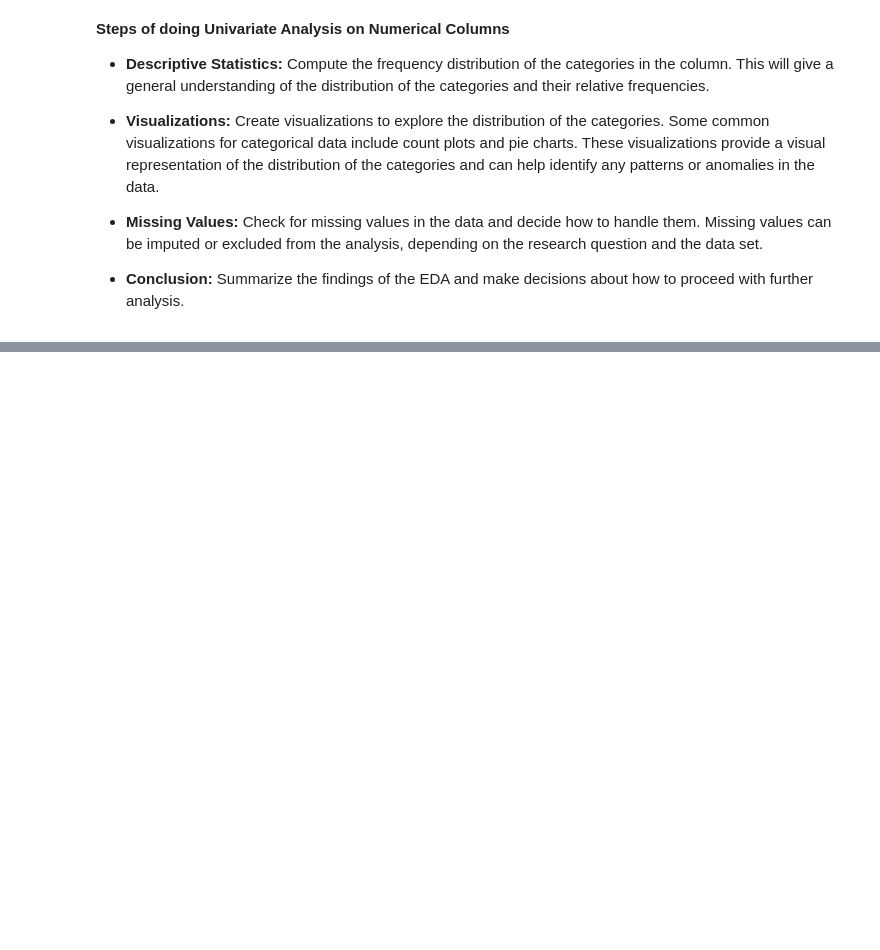
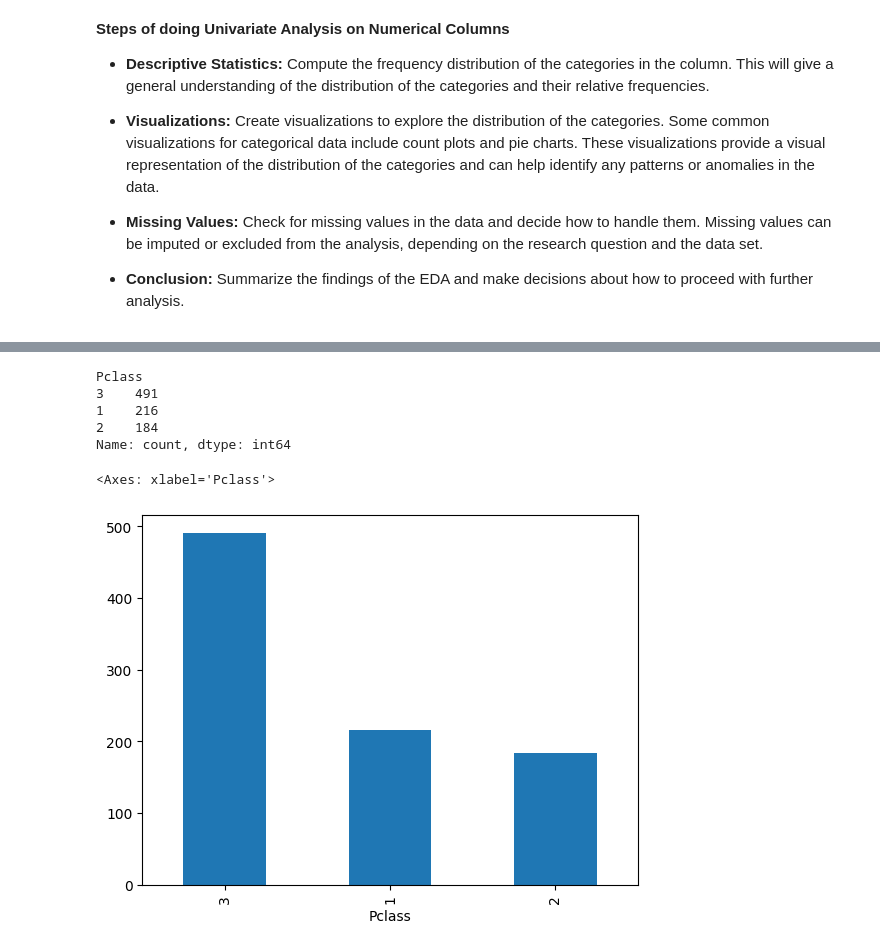
Before and after one commit to aayushmanz/Python-For-Data-Science, a Jupyter notebook: Exploratory Data Analysis (EDA)/Univariate Analysis.ipynb, the cells around one changed output, grey strips where cells are left out. Drawn from its saved outputs; the diff is of its cells as text; code cells hidden in the pictures; blank space fills up the shorter version.

```diff
--- a/Exploratory Data Analysis (EDA)/Univariate Analysis.ipynb
+++ b/Exploratory Data Analysis (EDA)/Univariate Analysis.ipynb
@@ -186,0 +218,15 @@ np.float64(0.0)
+# %%
+df['Pclass'].value_counts()
+
+# most number of people are in 3 rd class
+# %% [output]
+Pclass
+3    491
+1    216
+2    184
+Name: count, dtype: int64
+# %%
+df['Pclass'].value_counts().plot(kind='bar')
+# %% [output]
+<Axes: xlabel='Pclass'>
+[figure, added]
```
Also changed, not shown: parts of 8 cells of this notebook.
